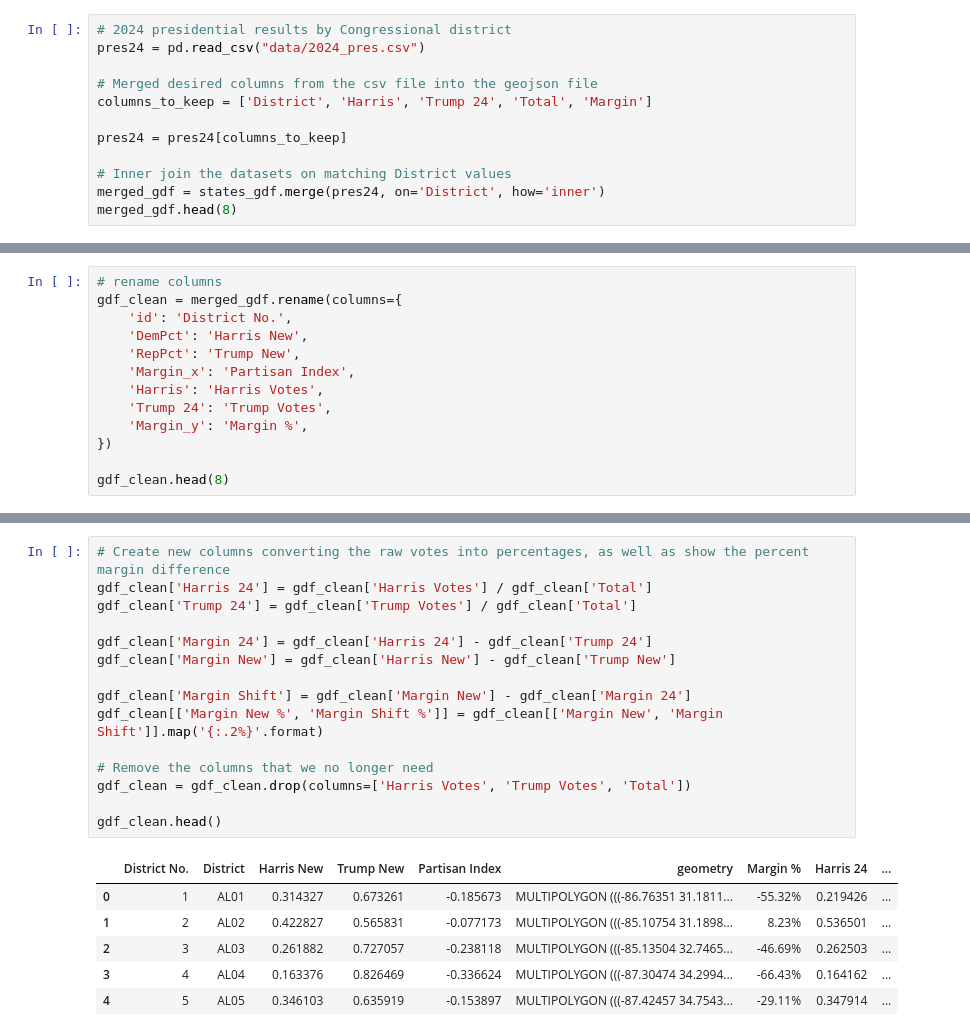
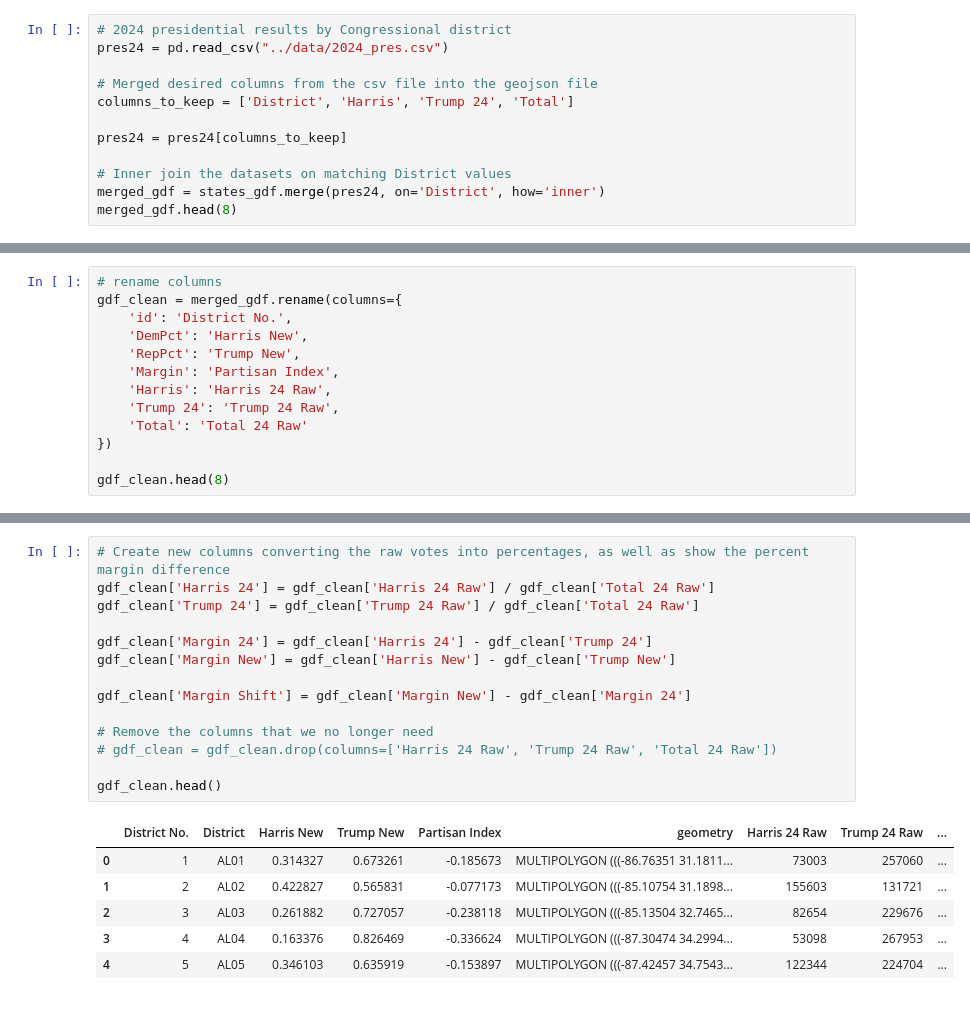
Before and after one commit to rgao/redistricting_tracker, a Jupyter notebook: notebooks/etl_clean.ipynb, the cells around one changed output, grey strips where cells are left out. Drawn from its saved outputs; the diff is of its cells as text.

```diff
--- a/notebooks/etl_clean.ipynb
+++ b/notebooks/etl_clean.ipynb
@@ -48,10 +47,10 @@ states_gdf.head(8)
 | 7 | 1 | CA01 | 0.544906 | 0.422732 | 0.044906 | MULTIPOLYGON (((-121.32264 41.183... |
 # %%
 # 2024 presidential results by Congressional district
-pres24 = pd.read_csv("data/2024_pres.csv")
+pres24 = pd.read_csv("../data/2024_pres.csv")
 
 # Merged desired columns from the csv file into the geojson file
-columns_to_keep = ['District', 'Harris', 'Trump 24', 'Total', 'Margin']
+columns_to_keep = ['District', 'Harris', 'Trump 24', 'Total']
 
 pres24 = pres24[columns_to_keep]
 
@@ -74,10 +73,10 @@ gdf_clean = merged_gdf.rename(columns={
     'id': 'District No.',
     'DemPct': 'Harris New',
     'RepPct': 'Trump New',
-    'Margin_x': 'Partisan Index',
-    'Harris': 'Harris Votes',
-    'Trump 24': 'Trump Votes',
-    'Margin_y': 'Margin %',
+    'Margin': 'Partisan Index',
+    'Harris': 'Harris 24 Raw',
+    'Trump 24': 'Trump 24 Raw',
+    'Total': 'Total 24 Raw'
 })
 
 gdf_clean.head(8)
@@ -93,26 +92,25 @@ gdf_clean.head(8)
 | 7 | 1 | CA01 | 0.544906 | 0.422732 | 0.044906 | MULTIPOLYGON (((-121.32264 41.183... | 118090 | 199649 | ... |
 # %%
 # Create new columns converting the raw votes into percentages, as well as show the percent margin difference
-gdf_clean['Harris 24'] = gdf_clean['Harris Votes'] / gdf_clean['Total']
-gdf_clean['Trump 24'] = gdf_clean['Trump Votes'] / gdf_clean['Total']
+gdf_clean['Harris 24'] = gdf_clean['Harris 24 Raw'] / gdf_clean['Total 24 Raw']
+gdf_clean['Trump 24'] = gdf_clean['Trump 24 Raw'] / gdf_clean['Total 24 Raw']
 
 gdf_clean['Margin 24'] = gdf_clean['Harris 24'] - gdf_clean['Trump 24']
 gdf_clean['Margin New'] = gdf_clean['Harris New'] - gdf_clean['Trump New']
 
 gdf_clean['Margin Shift'] = gdf_clean['Margin New'] - gdf_clean['Margin 24']
-gdf_clean[['Margin New %', 'Margin Shift %']] = gdf_clean[['Margin New', 'Margin Shift']].map('{:.2%}'.format)
 
 # Remove the columns that we no longer need
-gdf_clean = gdf_clean.drop(columns=['Harris Votes', 'Trump Votes', 'Total'])
+# gdf_clean = gdf_clean.drop(columns=['Harris 24 Raw', 'Trump 24 Raw', 'Total 24 Raw'])
 
 gdf_clean.head()
 # %% [output]
-|  | District No. | District | Harris New | Trump New | Partisan Index | geometry | Margin % | Harris 24 | ... |
-| 0 | 1 | AL01 | 0.314327 | 0.673261 | -0.185673 | MULTIPOLYGON (((-86.76351 31.1811... | -55.32% | 0.219426 | ... |
-| 1 | 2 | AL02 | 0.422827 | 0.565831 | -0.077173 | MULTIPOLYGON (((-85.10754 31.1898... | 8.23% | 0.536501 | ... |
-| 2 | 3 | AL03 | 0.261882 | 0.727057 | -0.238118 | MULTIPOLYGON (((-85.13504 32.7465... | -46.69% | 0.262503 | ... |
-| 3 | 4 | AL04 | 0.163376 | 0.826469 | -0.336624 | MULTIPOLYGON (((-87.30474 34.2994... | -66.43% | 0.164162 | ... |
-| 4 | 5 | AL05 | 0.346103 | 0.635919 | -0.153897 | MULTIPOLYGON (((-87.42457 34.7543... | -29.11% | 0.347914 | ... |
+|  | District No. | District | Harris New | Trump New | Partisan Index | geometry | Harris 24 Raw | Trump 24 Raw | ... |
+| 0 | 1 | AL01 | 0.314327 | 0.673261 | -0.185673 | MULTIPOLYGON (((-86.76351 31.1811... | 73003 | 257060 | ... |
+| 1 | 2 | AL02 | 0.422827 | 0.565831 | -0.077173 | MULTIPOLYGON (((-85.10754 31.1898... | 155603 | 131721 | ... |
+| 2 | 3 | AL03 | 0.261882 | 0.727057 | -0.238118 | MULTIPOLYGON (((-85.13504 32.7465... | 82654 | 229676 | ... |
+| 3 | 4 | AL04 | 0.163376 | 0.826469 | -0.336624 | MULTIPOLYGON (((-87.30474 34.2994... | 53098 | 267953 | ... |
+| 4 | 5 | AL05 | 0.346103 | 0.635919 | -0.153897 | MULTIPOLYGON (((-87.42457 34.7543... | 122344 | 224704 | ... |
 # %%
 # Column to indicate districts targeted by redistricting
 gdf_clean['Targeted'] = (gdf_clean['Margin New'] * gdf_clean['Margin 24']) < 0
```
Also changed, not shown: parts of 4 cells of this notebook, 14 other files.
